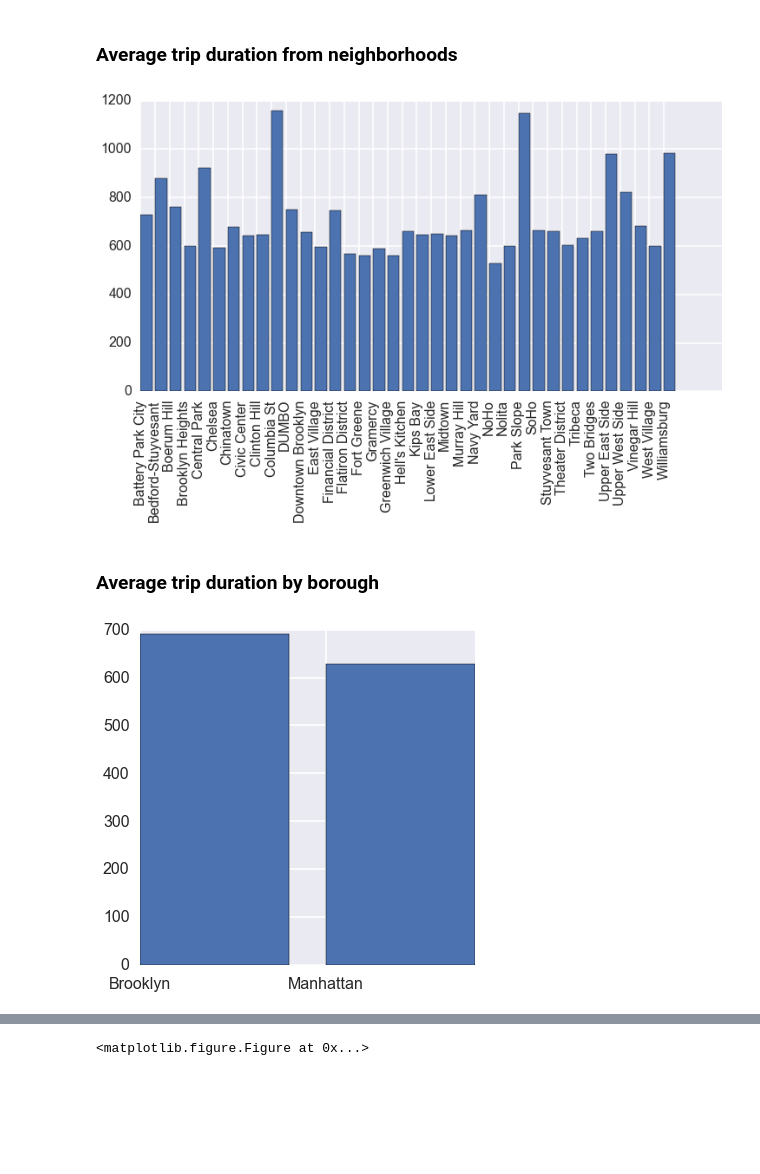
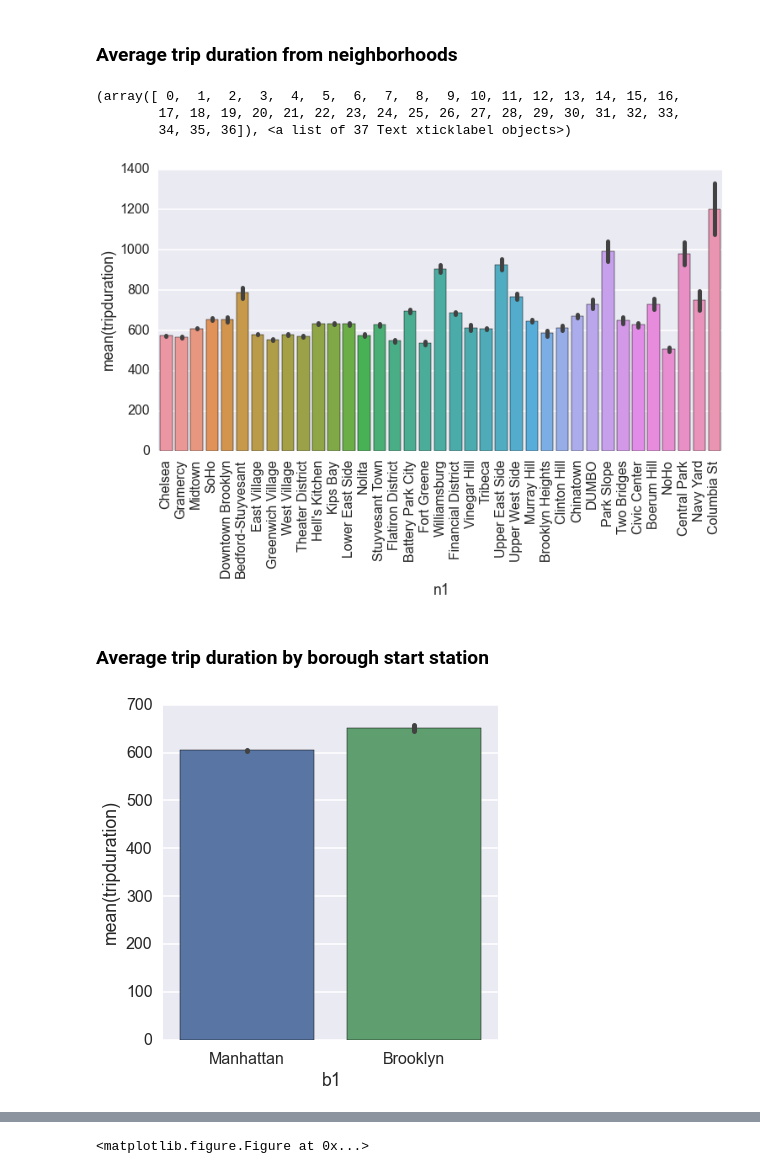
Before and after one commit to cgerson/bike-share-analysis, a Jupyter notebook: citibike.ipynb, the cells around one changed output, grey strips where cells are left out. Saved outputs shown, nothing was run; the diff lists cells and outputs as text; code cells hidden in the pictures; blank space fills up the shorter version.

```diff
--- a/citibike.ipynb
+++ b/citibike.ipynb
@@ -104,0 +90,2 @@ df_3 = df_1[df_1['birth_year']>1915.0]
+# %%
+full_df = pd.concat([df_12,df_1,df_2])
@@ -104,0 +106,22 @@ df_3 = df_1[df_1['birth_year']>1915.0]
+# %%
+# Prepare datasets for analysis (add variables, merge dock info)
+
+# Create continuous time variable in min, from 0 (12am) to 1439 (11:59pm)
+full_df['starttime_time'] = full_df['starttime'].map(lambda x: time.strptime(x, "%Y-%m-%d %H:%M:%S").tm_hour*60 +
+                                      time.strptime(x, "%Y-%m-%d %H:%M:%S").tm_min)
+
+# create 'over_hr' column (1 if yes, 0 if no)
+full_df['over_45'] = full_df.tripduration.map(lambda x: 1 if x>2700 else 0)
+
+week   = ['Monday',
+              'Tuesday',
+              'Wednesday',
+              'Thursday',
+              'Friday',
+              'Saturday','Sunday']
+
+# Column for day of the week (0-6)
+full_df['day_start']=full_df['starttime'].map(lambda x: week[datetime.strptime(x, "%Y-%m-%d %H:%M:%S").weekday()])
+
+t = pd.merge(full_df,docks,how='left',left_on='start_station_id',right_on='id')
+full_df = pd.merge(t,docks,how='left',left_on='end_station_id',right_on='id')
@@ -141,0 +185,3 @@ Summary of sub dataset                                         0
+# %%
+df_sub = full_df[(full_df['birth_year']>1915.0) & (full_df['usertype']=='Subscriber')
+                 & (full_df['gender']!=0) & (full_df['tripduration']<=3600)]
@@ -229,27 +296,37 @@ sns.distplot(df_2.tripduration)
 plt.figure(figsize=(12, 6))
 sns.set_style("darkgrid")
 sns.set_context(context="poster")
-a = df_2.groupby('n1')
+a = df_sub.groupby('n1')
 names = a.tripduration.mean().reset_index()['n1']
 y = a.tripduration.mean().reset_index()['tripduration']
-plt.bar(range(len(names)),y)
-plt.xticks(range(len(names)), names, rotation='90')
+
+sns.barplot(x = 'n1', y = 'tripduration', data = df_sub, estimator = np.mean)
+plt.xticks(rotation='90')
+
+#plt.bar(range(len(names)),y)
+#plt.xticks(range(len(names)), names, rotation='90')
 plt.show()
 # %% [output]
+(array([ 0,  1,  2,  3,  4,  5,  6,  7,  8,  9, 10, 11, 12, 13, 14, 15, 16,
+        17, 18, 19, 20, 21, 22, 23, 24, 25, 26, 27, 28, 29, 30, 31, 32, 33,
+        34, 35, 36]), <a list of 37 Text xticklabel objects>)
-[figure, old version]
+[figure, new version]
 # %% [markdown]
-### Average trip duration by borough
+### Average trip duration by borough start station
 # %%
 plt.figure(figsize=(6, 6))
 sns.set_style("darkgrid")
 sns.set_context(context="poster")
-a = df_2.groupby('b1')
-names = a.tripduration.mean().reset_index()['b1']
-y = a.tripduration.mean().reset_index()['tripduration']
-plt.bar(range(len(names)),y)
-plt.xticks(range(len(names)), names)
+#a = df_sub.groupby('b1')
+#names = a.tripduration.mean().reset_index()['b1']
+#y = a.tripduration.mean().reset_index()['tripduration']
+
+sns.barplot(x = 'b1', y = 'tripduration', data = df_sub, estimator = np.mean)
+
+#plt.bar(range(len(names)),y)
+#plt.xticks(range(len(names)), names)
 plt.show()
 # %% [output]
-[figure, old version]
+[figure, new version]
 # %%
 # list most frequented destination station given start station
```
Also changed, not shown: parts of 41 cells of this notebook, 3 other files.
